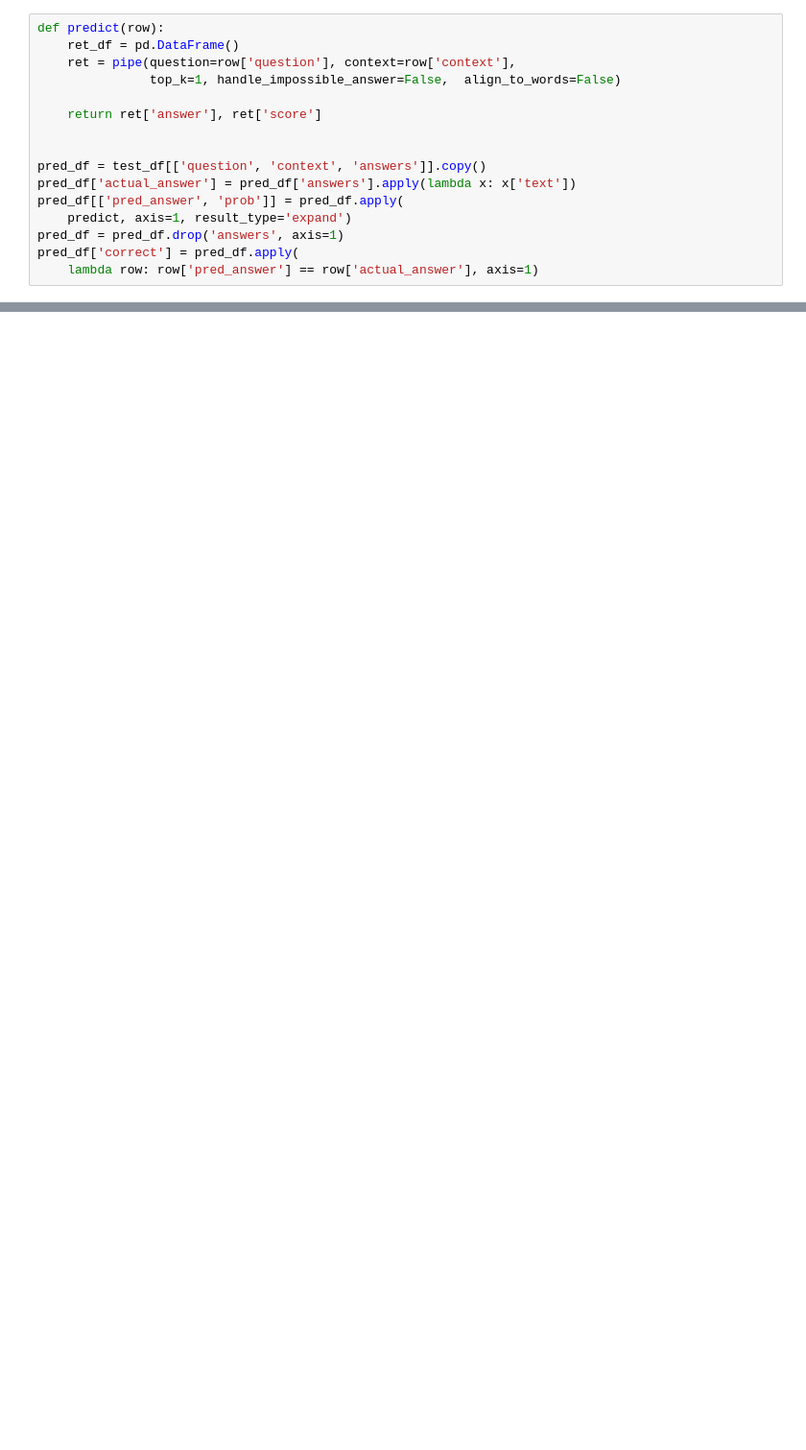
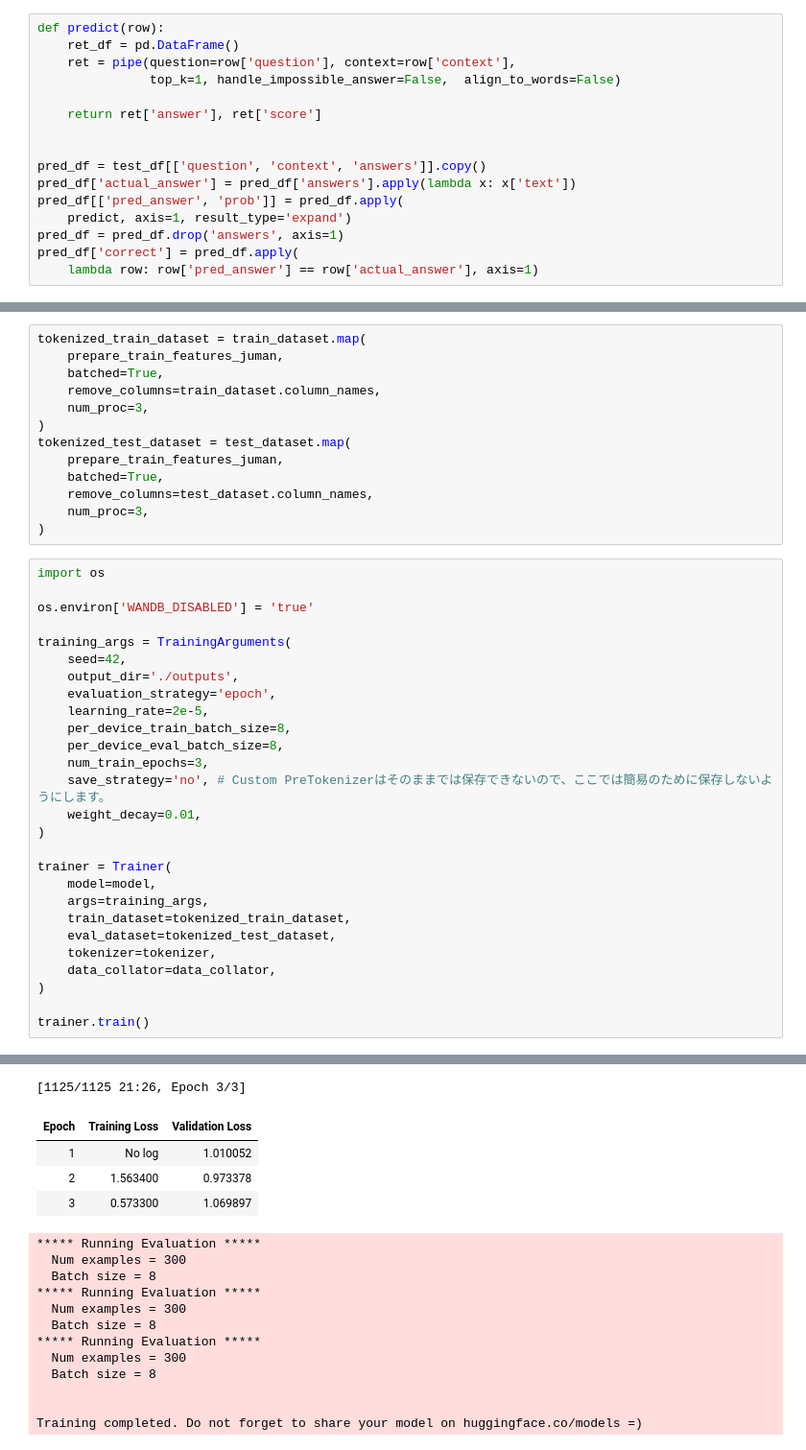
Before and after one commit to lhideki/www.inoue-kobo.com, a Jupyter notebook: www/content/ai_ml/train-qas/train-qas.ipynb, the cells around one changed output, grey strips where cells are left out. Shown at 96% size. Drawn from its saved outputs; the diff is of its cells as text; blank space fills up the shorter version.

```diff
--- a/www/content/ai_ml/train-qas/train-qas.ipynb
+++ b/www/content/ai_ml/train-qas/train-qas.ipynb
@@ -247,0 +466,41 @@ Accuracy: 0.53
+# %%
+tokenized_train_dataset = train_dataset.map(
+    prepare_train_features_juman,
+    batched=True,
+    remove_columns=train_dataset.column_names,
+    num_proc=3,
+)
+tokenized_test_dataset = test_dataset.map(
+    prepare_train_features_juman,
+    batched=True,
+    remove_columns=test_dataset.column_names,
+    num_proc=3,
+)
+# %%
+import os
+
+os.environ['WANDB_DISABLED'] = 'true'
+
+training_args = TrainingArguments(
+    seed=42,
+    output_dir='./outputs',
+    evaluation_strategy='epoch',
+    learning_rate=2e-5,
+    per_device_train_batch_size=8,
+    per_device_eval_batch_size=8,
+    num_train_epochs=3,
+    save_strategy='no', # Custom PreTokenizerはそのままでは保存できないので、ここでは簡易のために保存しないようにします。
+    weight_decay=0.01,
+)
+
+trainer = Trainer(
+    model=model,
+    args=training_args,
+    train_dataset=tokenized_train_dataset,
+    eval_dataset=tokenized_test_dataset,
+    tokenizer=tokenizer,
+    data_collator=data_collator,
+)
+
+trainer.train()
+# %% [output]
@@ -247,0 +518,17 @@ Accuracy: 0.53
+[1125/1125 21:26, Epoch 3/3]
+| Epoch | Training Loss | Validation Loss |
+| 1 | No log | 1.010052 |
+| 2 | 1.563400 | 0.973378 |
+| 3 | 0.573300 | 1.069897 |
+***** Running Evaluation *****
+  Num examples = 300
+  Batch size = 8
+***** Running Evaluation *****
+  Num examples = 300
+  Batch size = 8
+***** Running Evaluation *****
+  Num examples = 300
+  Batch size = 8
+
+
+Training completed. Do not forget to share your model on huggingface.co/models =)
```
Also changed, not shown: parts of 19 cells of this notebook, 9 other files.
